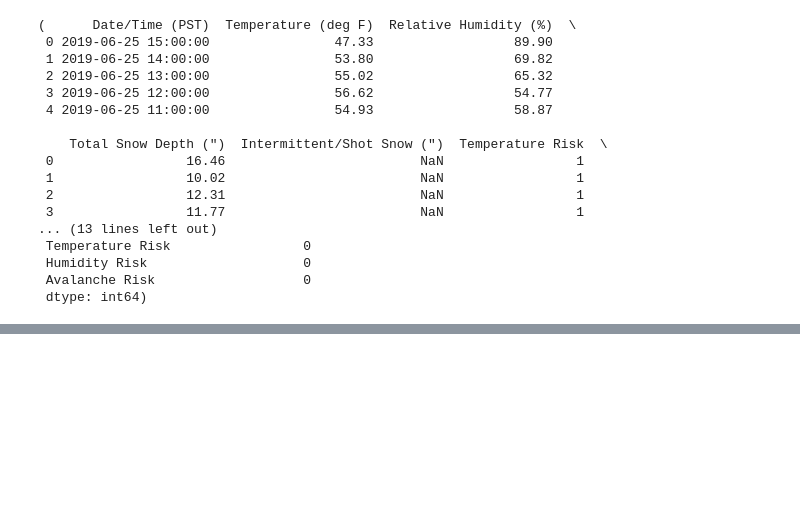
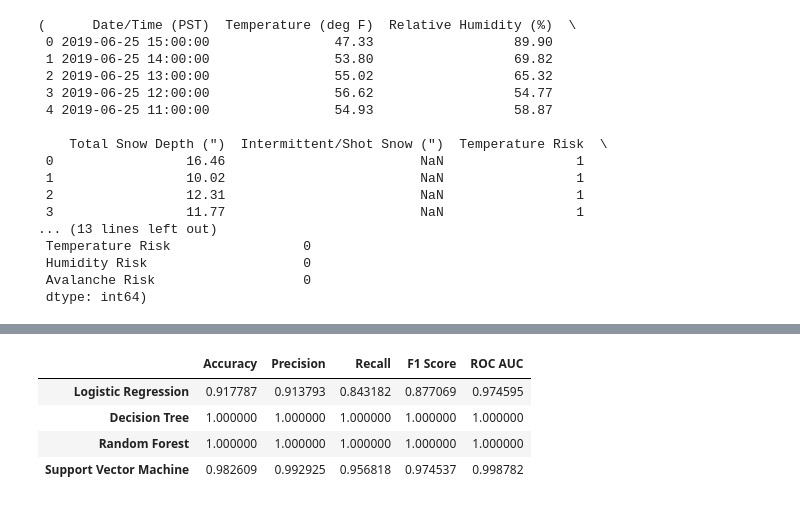
Before and after one commit to Palak-bansal-26/Natural-Disaster-Prediction, a Jupyter notebook: AvalanchePrediction.ipynb, the cells around one changed output, grey strips where cells are left out. Cells and saved outputs as stored; diff of their text form; code cells hidden in the pictures; blank space fills up the shorter version.

```diff
--- a/AvalanchePrediction.ipynb
+++ b/AvalanchePrediction.ipynb
@@ -295,3 +279,86 @@ weighted avg       0.98      0.98      0.98      1265
+# %%
+# Select relevant columns and clean the data
+data_clean = data[['Temperature (deg F)', 'Relative Humidity (%)', 'Total Snow Depth (")']].copy()
+
+# Remove rows with any missing values
+data_clean = data_clean.replace(-7999.0, pd.NA).dropna()
+
+# Create a simple binary target variable for Avalanche Risk
+# Assuming high snow depth or low temperature implies higher avalanche risk
+# These thresholds can be adjusted based on domain knowledge or further analysis
+threshold_snow = data_clean['Total Snow Depth (")'].quantile(0.75)  # Top 25% snow depth
+threshold_temp = data_clean['Temperature (deg F)'].quantile(0.25)  # Bottom 25% temperature
+
+# Create a binary Avalanche Risk column
+data_clean['Avalanche Risk'] = ((data_clean['Total Snow Depth (")'] > threshold_snow) |
+                                (data_clean['Temperature (deg F)'] < threshold_temp)).astype(int)
+
+# Display the first few rows of the cleaned and processed dataset
+data_clean.head(), data_clean['Avalanche Risk'].value_counts()
+
+
+from sklearn.model_selection import train_test_split
+from sklearn.preprocessing import StandardScaler
+from sklearn.metrics import accuracy_score, precision_score, recall_score, f1_score, roc_auc_score
+from sklearn.linear_model import LogisticRegression
+from sklearn.tree import DecisionTreeClassifier
+from sklearn.ensemble import RandomForestClassifier
+from sklearn.svm import SVC
+
+# Split the data into features (X) and target (y)
+X = data_clean[['Temperature (deg F)', 'Relative Humidity (%)', 'Total Snow Depth (")']]
+y = data_clean['Avalanche Risk']
+
+# Split the data into training and test sets
+X_train, X_test, y_train, y_test = train_test_split(X, y, test_size=0.3, random_state=42, stratify=y)
+
+# Standardize the features
+scaler = StandardScaler()
+X_train_scaled = scaler.fit_transform(X_train)
+X_test_scaled = scaler.transform(X_test)
+
+# Initialize the models
+models = {
+    'Logistic Regression': LogisticRegression(random_state=42),
+    'Decision Tree': DecisionTreeClassifier(random_state=42),
+    'Random Forest': RandomForestClassifier(random_state=42),
+    'Support Vector Machine': SVC(random_state=42, probability=True)
+}
+
+# Dictionary to store model performance
+model_performance = {}
+
+# Train and evaluate each model
+for name, model in models.items():
+    model.fit(X_train_scaled, y_train)
+    y_pred = model.predict(X_test_scaled)
+    y_proba = model.predict_proba(X_test_scaled)[:, 1] if hasattr(model, "predict_proba") else None
+
+    # Calculate performance metrics
+    accuracy = accuracy_score(y_test, y_pred)
+    precision = precision_score(y_test, y_pred)
+    recall = recall_score(y_test, y_pred)
+    f1 = f1_score(y_test, y_pred)
+    roc_auc = roc_auc_score(y_test, y_proba) if y_proba is not None else None
+
+    # Store the results
+    model_performance[name] = {
+        'Accuracy': accuracy,
+        'Precision': precision,
+        'Recall': recall,
+        'F1 Score': f1,
+        'ROC AUC': roc_auc
+    }
+
+# Convert the results to a DataFrame for easier comparison
+performance_df = pd.DataFrame(model_performance).T
+performance_df
+# %% [output]
+|  | Accuracy | Precision | Recall | F1 Score | ROC AUC |
+| Logistic Regression | 0.917787 | 0.913793 | 0.843182 | 0.877069 | 0.974595 |
+| Decision Tree | 1.000000 | 1.000000 | 1.000000 | 1.000000 | 1.000000 |
+| Random Forest | 1.000000 | 1.000000 | 1.000000 | 1.000000 | 1.000000 |
+| Support Vector Machine | 0.982609 | 0.992925 | 0.956818 | 0.974537 | 0.998782 |
 # %%
 
 from sklearn.metrics import (
```
Also changed, not shown: parts of 6 cells of this notebook.
